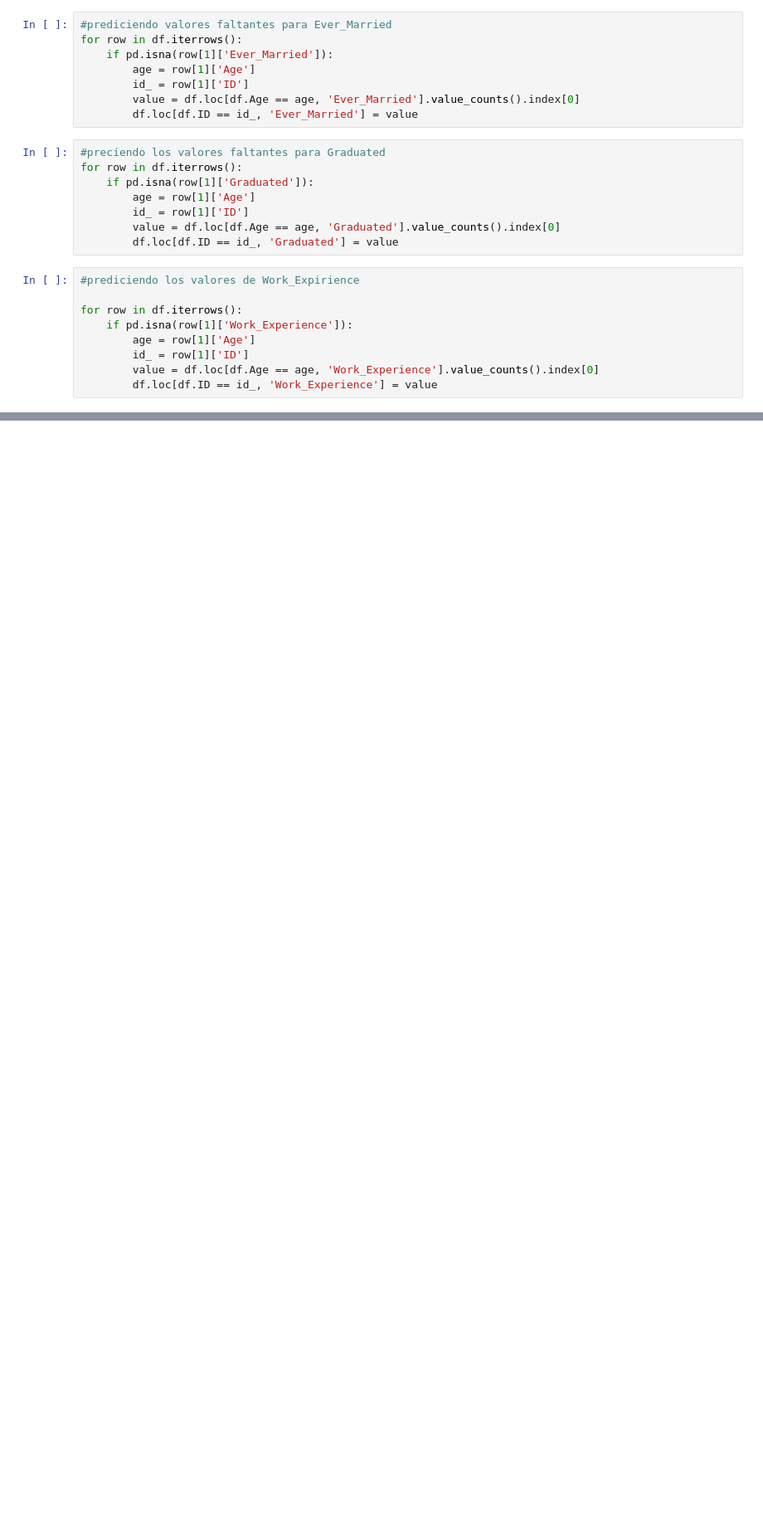
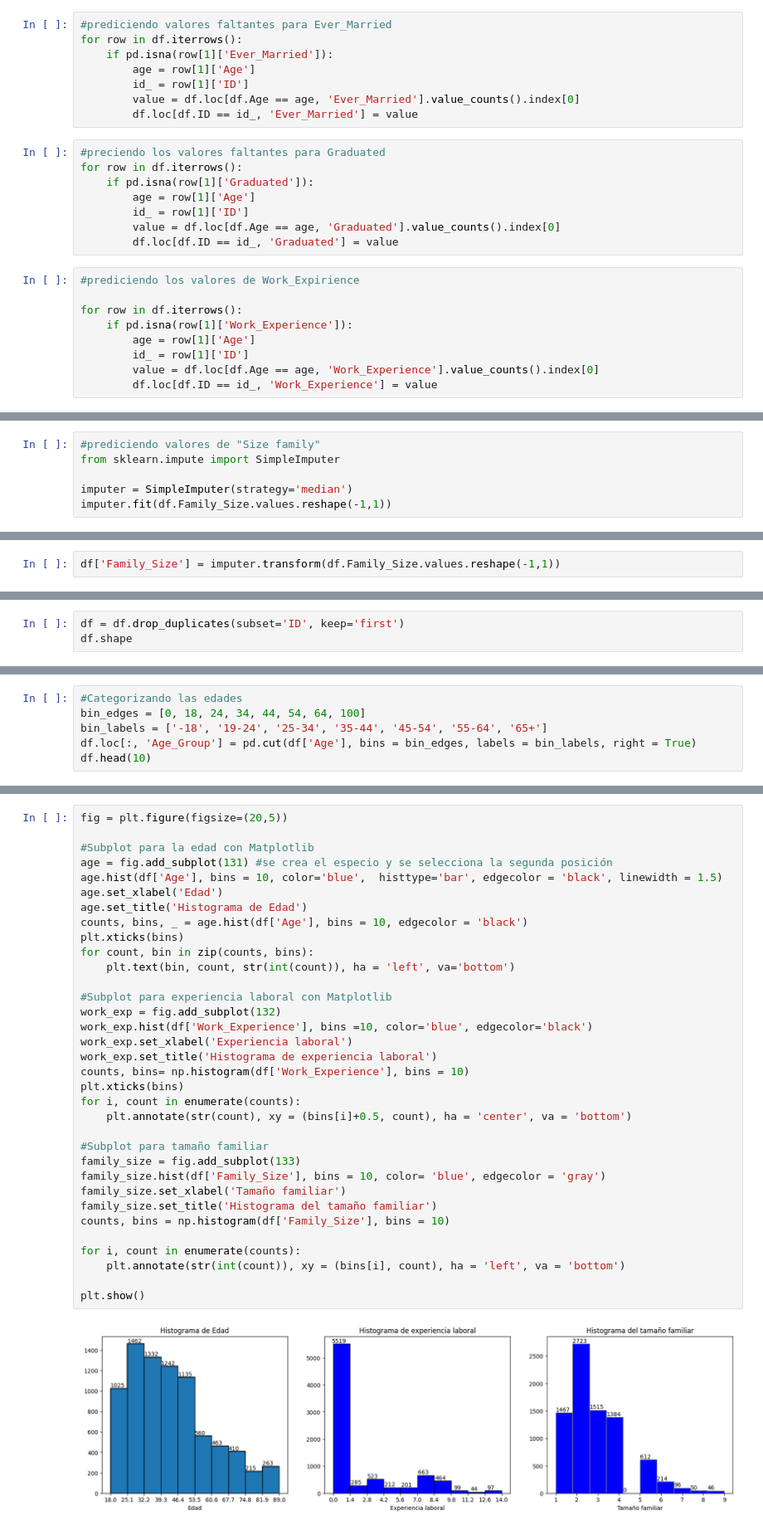
Before and after one commit to mccemiliani/Data_cleaning, a Jupyter notebook: Customer_segmentation.ipynb, the cells around one changed output, grey strips where cells are left out. Shown at 83% size. Cells and saved outputs as stored; diff of their text form; blank space fills up the shorter version.

```diff
--- a/Customer_segmentation.ipynb
+++ b/Customer_segmentation.ipynb
@@ -142,0 +123,6 @@ memory usage: 884.7+ KB
+# %%
+#prediciendo valores de "Size family"
+from sklearn.impute import SimpleImputer
+
+imputer = SimpleImputer(strategy='median')
+imputer.fit(df.Family_Size.values.reshape(-1,1))
@@ -142,0 +131,2 @@ memory usage: 884.7+ KB
+# %%
+df['Family_Size'] = imputer.transform(df.Family_Size.values.reshape(-1,1))
@@ -142,0 +177,3 @@ memory usage: 884.7+ KB
+# %%
+df = df.drop_duplicates(subset='ID', keep='first')
+df.shape
@@ -142,0 +182,6 @@ memory usage: 884.7+ KB
+# %%
+#Categorizando las edades
+bin_edges = [0, 18, 24, 34, 44, 54, 64, 100]
+bin_labels = ['-18', '19-24', '25-34', '35-44', '45-54', '55-64', '65+']
+df.loc[:, 'Age_Group'] = pd.cut(df['Age'], bins = bin_edges, labels = bin_labels, right = True)
+df.head(10)
@@ -142,0 +224,36 @@ memory usage: 884.7+ KB
+# %%
+fig = plt.figure(figsize=(20,5))
+
+#Subplot para la edad con Matplotlib
+age = fig.add_subplot(131) #se crea el especio y se selecciona la segunda posición
+age.hist(df['Age'], bins = 10, color='blue',  histtype='bar', edgecolor = 'black', linewidth = 1.5)
+age.set_xlabel('Edad')
+age.set_title('Histograma de Edad')
+counts, bins, _ = age.hist(df['Age'], bins = 10, edgecolor = 'black')
+plt.xticks(bins)
+for count, bin in zip(counts, bins):
+    plt.text(bin, count, str(int(count)), ha = 'left', va='bottom')
+
+#Subplot para experiencia laboral con Matplotlib
+work_exp = fig.add_subplot(132)
+work_exp.hist(df['Work_Experience'], bins =10, color='blue', edgecolor='black')
+work_exp.set_xlabel('Experiencia laboral')
+work_exp.set_title('Histograma de experiencia laboral')
+counts, bins= np.histogram(df['Work_Experience'], bins = 10)
+plt.xticks(bins)
+for i, count in enumerate(counts):
+    plt.annotate(str(count), xy = (bins[i]+0.5, count), ha = 'center', va = 'bottom')
+
+#Subplot para tamaño familiar
+family_size = fig.add_subplot(133)
+family_size.hist(df['Family_Size'], bins = 10, color= 'blue', edgecolor = 'gray')
+family_size.set_xlabel('Tamaño familiar')
+family_size.set_title('Histograma del tamaño familiar')
+counts, bins = np.histogram(df['Family_Size'], bins = 10)
+
+for i, count in enumerate(counts):
+    plt.annotate(str(int(count)), xy = (bins[i], count), ha = 'left', va = 'bottom')
+
+plt.show()
+# %% [output]
+[figure, added]
```
Also changed, not shown: parts of 14 cells of this notebook.
